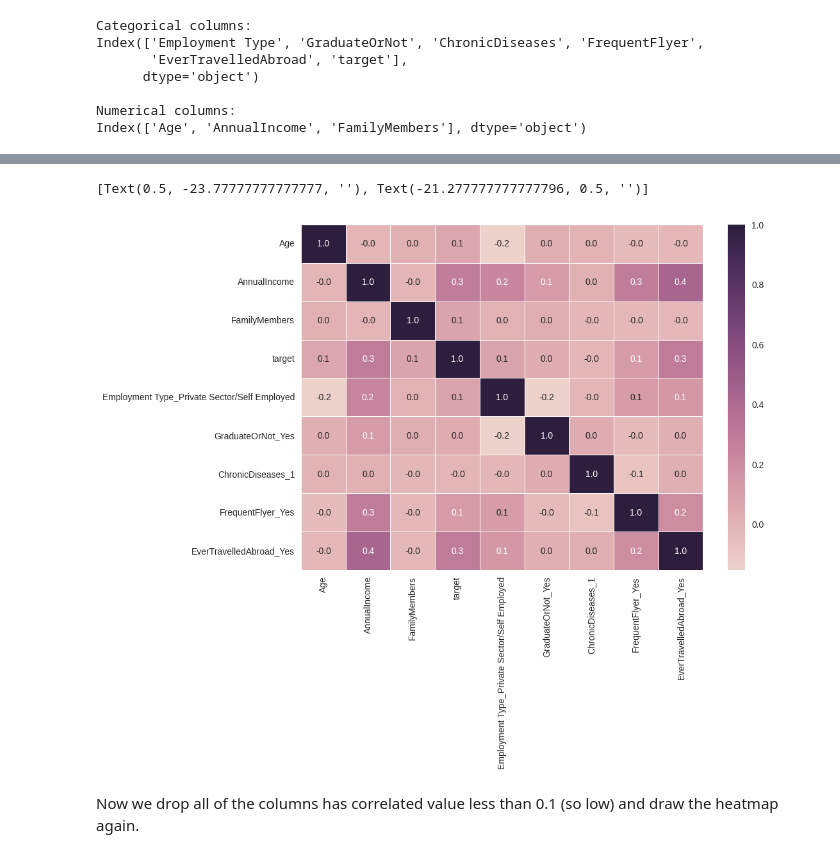
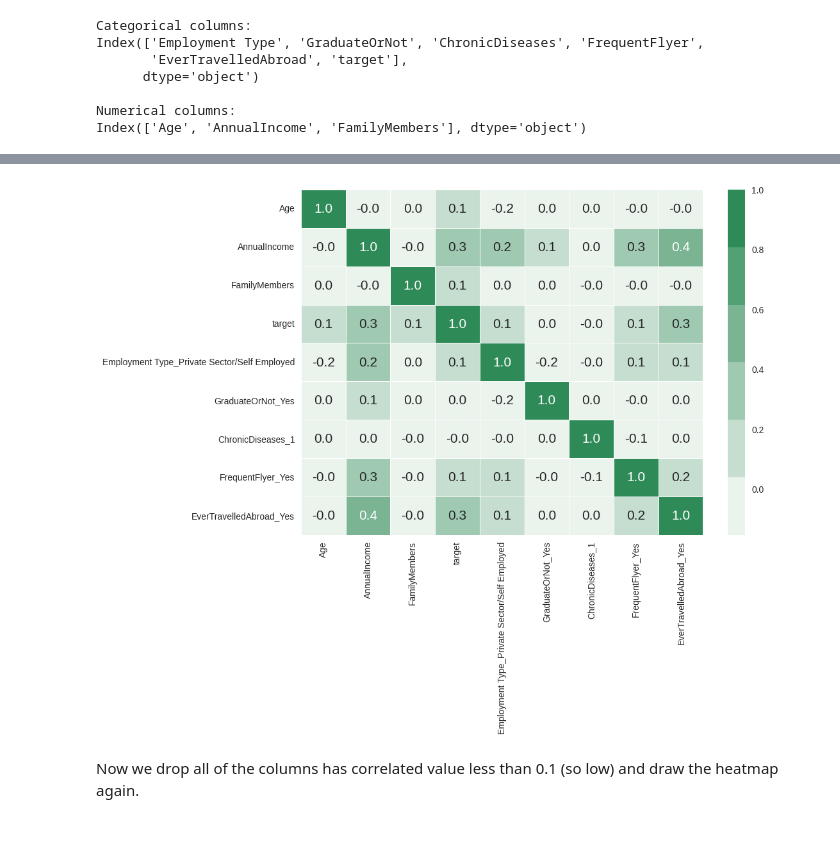
Before and after one commit to ttnghii/Machine-Learning-Basics-Models, a Jupyter notebook: 3- Naive Bayes/hw3.ipynb, the cells around one changed output, grey strips where cells are left out. Saved outputs shown, nothing was run; the diff lists cells and outputs as text; code cells hidden in the pictures.

```diff
--- a/3- Naive Bayes/hw3.ipynb
+++ b/3- Naive Bayes/hw3.ipynb
@@ -324,11 +328,15 @@ plt.tight_layout()
 Draw heatmap to see the correlation of our dataset.
 # %%
-ax = sns.heatmap(dummy_df.corr(), cmap=sns.cubehelix_palette(as_cmap=True),
-                 annot=True, annot_kws={'size':10}, linewidth=.5, fmt=".1f")
-ax.set(xlabel='', ylabel='')
+axes = sns.heatmap(dummy_df.corr(),
+                 cmap=sns.light_palette('seagreen'),
+                 annot=True,
+                 annot_kws={'size':15}, linewidth=.5, fmt=".1f")
+
+axes.set(xlabel='', ylabel='')
+
+plt.show()
 # %% [output]
-[Text(0.5, -23.77777777777777, ''), Text(-21.277777777777796, 0.5, '')]
-[figure, old version]
+[figure, new version]
 # %% [markdown]
 Now we drop all of the columns has correlated value less than 0.1 (so low) and draw the heatmap again.
 # %%
```
Also changed, not shown: parts of 80 cells of this notebook.
